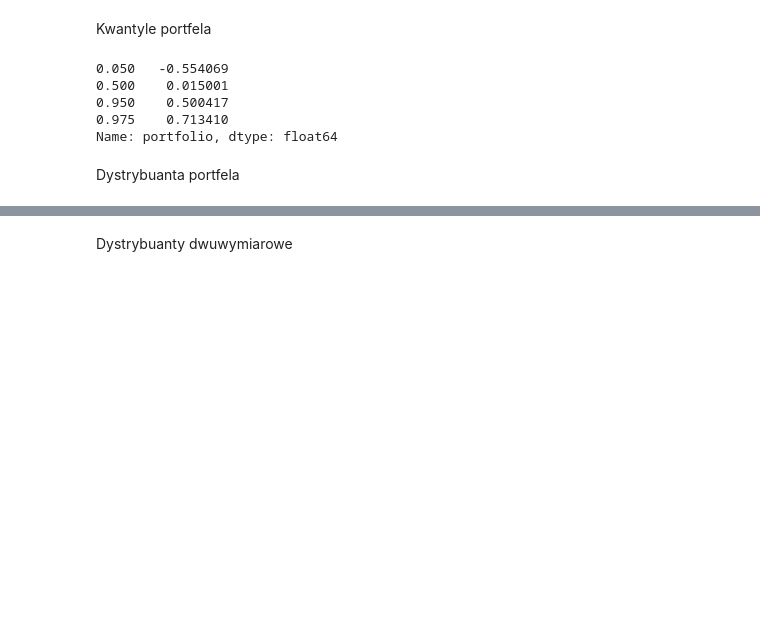
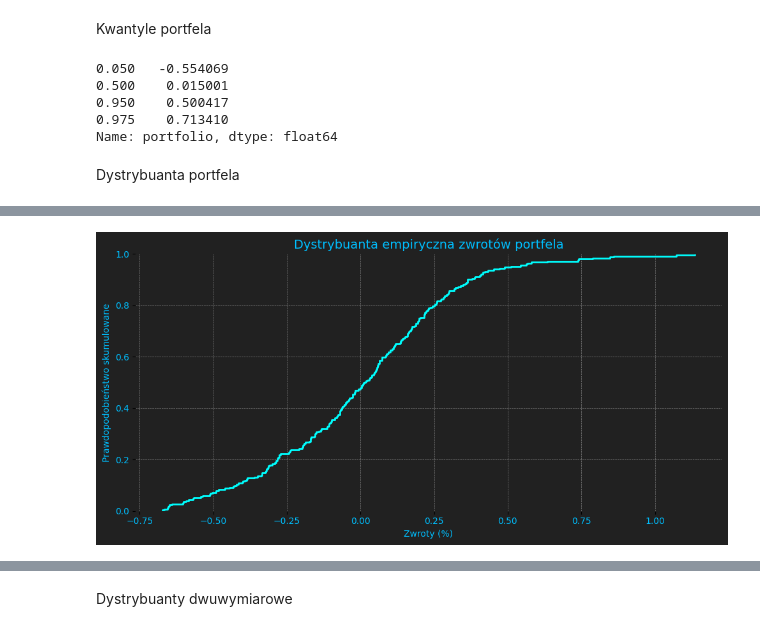
Before and after one commit to rafglo/Industry-Risk-Management, a Jupyter notebook: irm2 (2).ipynb, the cells around one changed output, grey strips where cells are left out. Drawn from its saved outputs; the diff is of its cells as text; code cells hidden in the pictures; blank space fills up the shorter version.

```diff
--- a/irm2 (2).ipynb
+++ b/irm2 (2).ipynb
@@ -844,6 +855,37 @@ plt.title("Dystrybuanta portfela")
 plt.show()
 # %% [output]
 [figure]
+# %%
+fig, ax = plt.subplots(figsize=(10, 5))
+
+# Tło wykresu
+fig.patch.set_facecolor('#212121')  # tło całej figury
+ax.set_facecolor('#212121')         # tło samego wykresu
+
+# Wykres dystrybuanty empirycznej
+sns.ecdfplot(data=df, x="portfolio", color="cyan", linewidth=2, ax=ax)
+
+# Tytuł i osie
+plt.title("Dystrybuanta empiryczna zwrotów portfela", color='deepskyblue', fontsize=14)
+plt.xlabel("Zwroty (%)", color='deepskyblue')
+plt.ylabel("Prawdopodobieństwo skumulowane", color='deepskyblue')
+
+# Kolory etykiet
+plt.xticks(color='deepskyblue')
+plt.yticks(color='deepskyblue')
+
+# Siatka i ramki
+ax.grid(color='gray', linestyle='--', linewidth=0.5)
+ax.spines['bottom'].set_color('#212121')
+ax.spines['left'].set_color('#212121')
+ax.spines['top'].set_color('#212121')
+ax.spines['right'].set_color('#212121')
+
+# Dostosowanie układu
+plt.tight_layout()
+plt.show()
+# %% [output]
+[figure, added]
 # %%
 cdf_portfolio = pd.Series({f"F({t})": (df["portfolio"] <= t).mean() for t in thresholds}).to_frame().T
 
```
Also changed, not shown: parts of 42 cells of this notebook.
